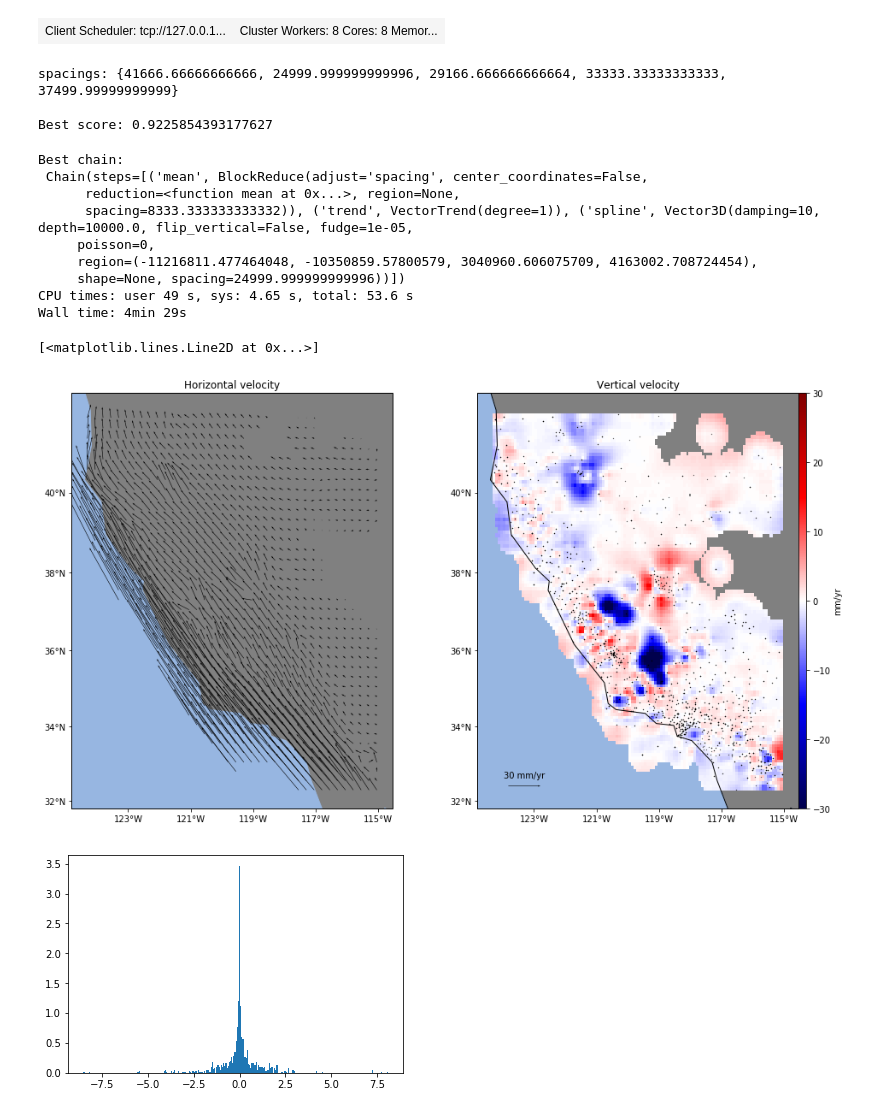
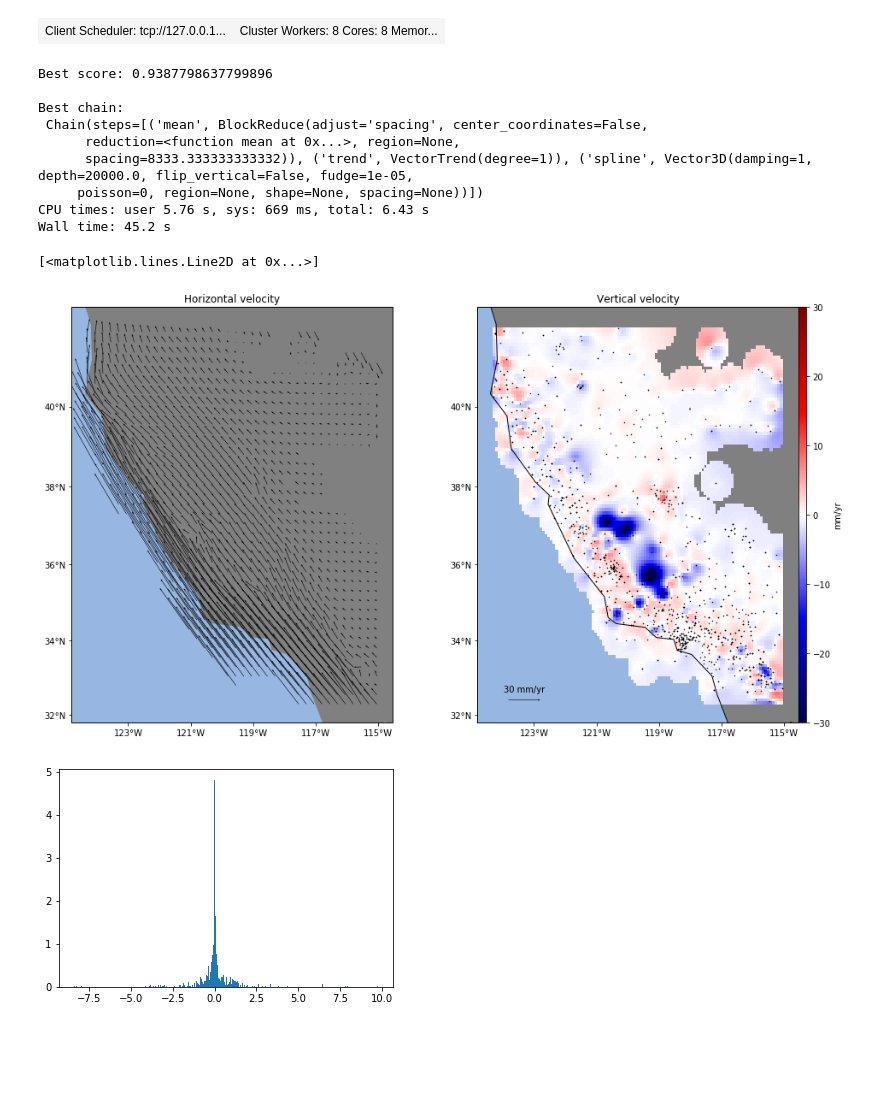
Before and after one commit to leouieda/aogs2018-gps, a Jupyter notebook: code/notebooks/california-data.ipynb, the cells around one changed output. Cells and saved outputs as stored; diff of their text form; code cells hidden in the pictures; blank space fills up the shorter version.

Commit message:
Use holdout CV for the real data
Still not that good. Tends to favor non-smooth solution

```diff
--- a/code/notebooks/california-data.ipynb
+++ b/code/notebooks/california-data.ipynb
@@ -16,6 +16,7 @@ data = vd.datasets.fetch_california_gps().rename(columns=dict(
     velocity_east='east_velocity', velocity_north='north_velocity', velocity_up='up_velocity'))
 region = vd.get_region((data.longitude, data.latitude))
 # Convert from m/yr to mm/yr
-for comp in ['east_velocity', 'north_velocity', 'up_velocity']:
+for comp in ['east_velocity', 'north_velocity', 'up_velocity',
+             'std_east', 'std_north', 'std_up']:
     data[comp] = 1e3*data[comp]
 proj = pyproj.Proj(proj='merc', lat_ts=data.latitude.mean())
@@ -32,4 +41,4 @@ fig, ax = plot_data(data, maxabs=30, pad=0.5, s=30)
 # %%
 full_data = (proj(data.longitude.values, data.latitude.values),
              (data.east_velocity, data.north_velocity, data.up_velocity))
-train, test = vd.train_test_split(*full_data, random_state=0)
+train, test = vd.train_test_split(*full_data, random_state=0, test_size=0.4)
@@ -109,15 +110,11 @@ def fit_score(estimator, train, test):
     return estimator.fit(*train).score(*test)
 # %%
 %%time
-proj_region = vd.project_region(vd.pad_region(region, spacing*2), proj)
-
 param_grid = combinations(
-    spacing=[spacing*100e3*factor for factor in [3, 3.5, 4, 4.5, 5]],
-    damping=[10**i for i in range(-1, 3, 1)],
-    depth=[10e3, 20e3, 50e3],
+    damping=[10**i for i in range(-3, 4, 1)],
+    depth=[20e3, 50e3, 100e3],
     poisson=[-1, 0, 0.5],
 )
-print("spacings:", set(i['spacing'] for i in param_grid))
 
 chains = []
 scores = []
@@ -125,43 +122,40 @@ for params in param_grid:
     chain = vd.Chain([
         ('mean', vd.BlockReduce(np.mean, spacing=spacing*100e3)),
         ('trend', vd.VectorTrend(1)),
-        ('spline', Vector3D(region=proj_region, **params))
+        ('spline', Vector3D(**params))
     ])
     chains.append(chain)
-    score = vd.cross_val_score(chain, *full_data, client=client,
-                               cv=KFold(shuffle=True, random_state=0))
-    scores.append(client.submit(np.mean, score))
+    scores.append(client.submit(fit_score, chain, train, test))
 best = client.submit(np.argmax, scores).result()
 print("\nBest score:", scores[best].result())
-cv_chain = chains[best].fit(*full_data)
+cv_chain = chains[best].fit(*train)
 print("\nBest chain:\n", cv_chain)
 # %% [output]
-spacings: {41666.66666666666, 24999.999999999996, 29166.666666666664, 33333.33333333333, 37499.99999999999}
+Best score: 0.9387798637799896
 
-Best score: 0.9225854393177627
+Best chain:
+ Chain(steps=[('mean', BlockReduce(adjust='spacing', center_coordinates=False,
+      reduction=<function mean at 0x...>, region=None,
+      spacing=8333.333333333332)), ('trend', VectorTrend(degree=1)), ('spline', Vector3D(damping=1, depth=20000.0, flip_vertical=False, fudge=1e-05,
+     poisson=0, region=None, shape=None, spacing=None))])
+CPU times: user 5.76 s, sys: 669 ms, total: 6.43 s
+Wall time: 45.2 s
-Best chain:
- Chain(steps=[('mean', BlockReduce(adjust='spacing', center_coordinates=False,
-      reduction=<function mean at 0x...>, region=None,
-      spacing=8333.333333333332)), ('trend', VectorTrend(degree=1)), ('spline', Vector3D(damping=10, depth=10000.0, flip_vertical=False, fudge=1e-05,
-     poisson=0,
-     region=(-11216811.477464048, -10350859.57800579, 3040960.606075709, 4163002.708724454),
-     shape=None, spacing=24999.999999999996))])
-CPU times: user 49 s, sys: 4.65 s, total: 53.6 s
-Wall time: 4min 29s
+# %%
+cv_chain = chains[best].fit(*train)
 # %%
 grid = make_grid(cv_chain)
 # %%
 fig, axes = plot_data(grid, every=3, maxabs=30, pad=0.5)
-axes[1].plot(data.longitude, data.latitude, '.k', markersize=0.5, transform=ccrs.PlateCarree())
+axes[1].plot(*proj(train[0][0], train[0][1], inverse=True), '.k', markersize=1, transform=ccrs.PlateCarree())
 # %% [output]
 [<matplotlib.lines.Line2D at 0x...>]
-[figure, old version]
+[figure, new version]
 # %%
 residuals = make_residuals(cv_chain)
 # %%
 _ = plt.hist(residuals.up_velocity, bins='auto', density=True)
 # %% [output]
-[figure, old version]
+[figure, new version]
 # %%
 _ = plot_data(residuals, pad=0.5, s=30, maxabs=30)
 # %% [output]
```
Also changed, not shown: parts of 9 cells of this notebook, 1 other file.
